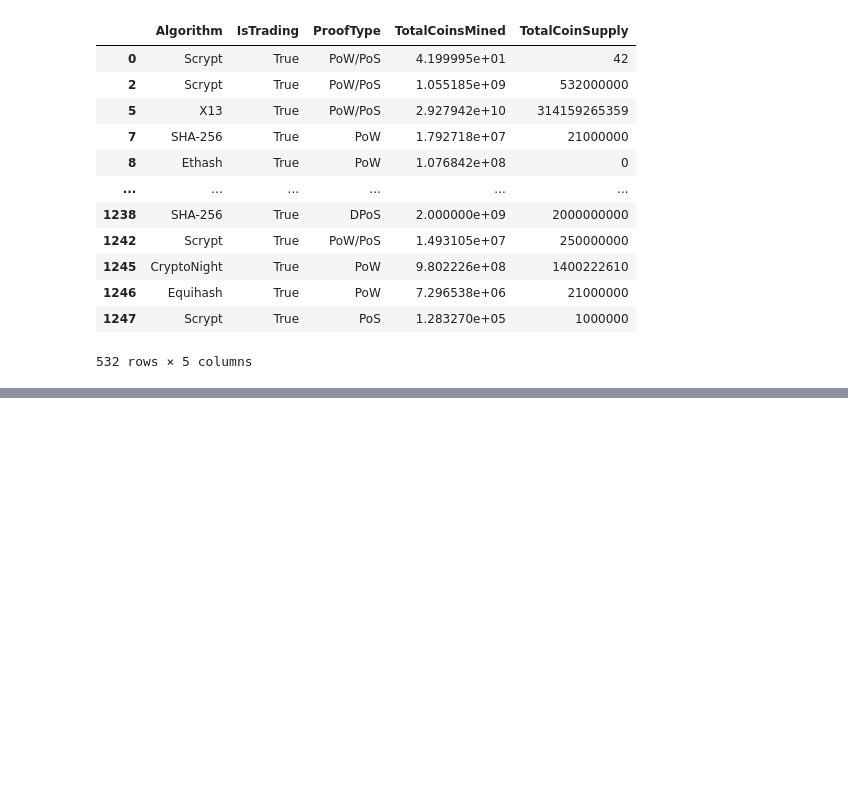
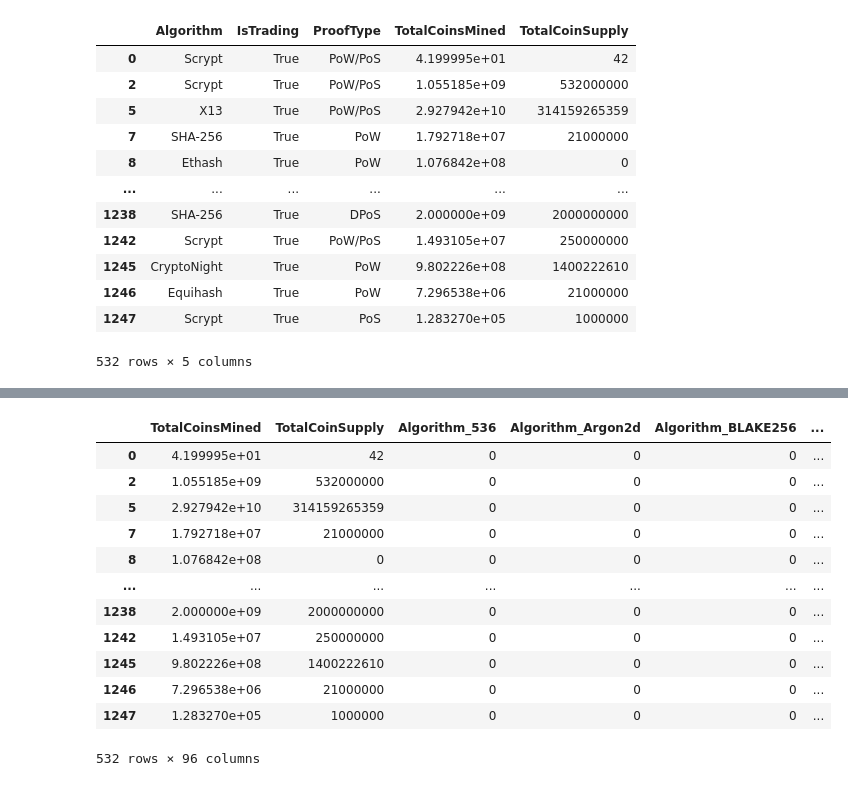
Before and after one commit to adriana-icasiano/unsupervised_learning_challenge, a Jupyter notebook: cypto_predictor.ipynb, the cells around one changed output, grey strips where cells are left out. Cells and saved outputs as stored; diff of their text form; code cells hidden in the pictures; blank space fills up the shorter version.

```diff
--- a/cypto_predictor.ipynb
+++ b/cypto_predictor.ipynb
@@ -105,3 +106,6 @@ df5
 | 1246 | Equihash | True | PoW | 7.296538e+06 | 21000000 |
 | 1247 | Scrypt | True | PoS | 1.283270e+05 | 1000000 |
 532 rows × 5 columns
+# %%
+df6 = df5.drop(['IsTrading'], axis=1)
+df6
@@ -107,0 +126,18 @@ df5
+# %%
+df7 = pd.get_dummies(df6, columns = ['Algorithm', 'ProofType']\
+                     ,prefix='Algorithm',drop_first=True)
+df7
+# %% [output]
+|  | TotalCoinsMined | TotalCoinSupply | Algorithm_536 | Algorithm_Argon2d | Algorithm_BLAKE256 | ... |
+| 0 | 4.199995e+01 | 42 | 0 | 0 | 0 | ... |
+| 2 | 1.055185e+09 | 532000000 | 0 | 0 | 0 | ... |
+| 5 | 2.927942e+10 | 314159265359 | 0 | 0 | 0 | ... |
+| 7 | 1.792718e+07 | 21000000 | 0 | 0 | 0 | ... |
+| 8 | 1.076842e+08 | 0 | 0 | 0 | 0 | ... |
+| ... | ... | ... | ... | ... | ... | ... |
+| 1238 | 2.000000e+09 | 2000000000 | 0 | 0 | 0 | ... |
+| 1242 | 1.493105e+07 | 250000000 | 0 | 0 | 0 | ... |
+| 1245 | 9.802226e+08 | 1400222610 | 0 | 0 | 0 | ... |
+| 1246 | 7.296538e+06 | 21000000 | 0 | 0 | 0 | ... |
+| 1247 | 1.283270e+05 | 1000000 | 0 | 0 | 0 | ... |
+532 rows × 96 columns
```
Also changed, not shown: parts of 2 cells of this notebook.
